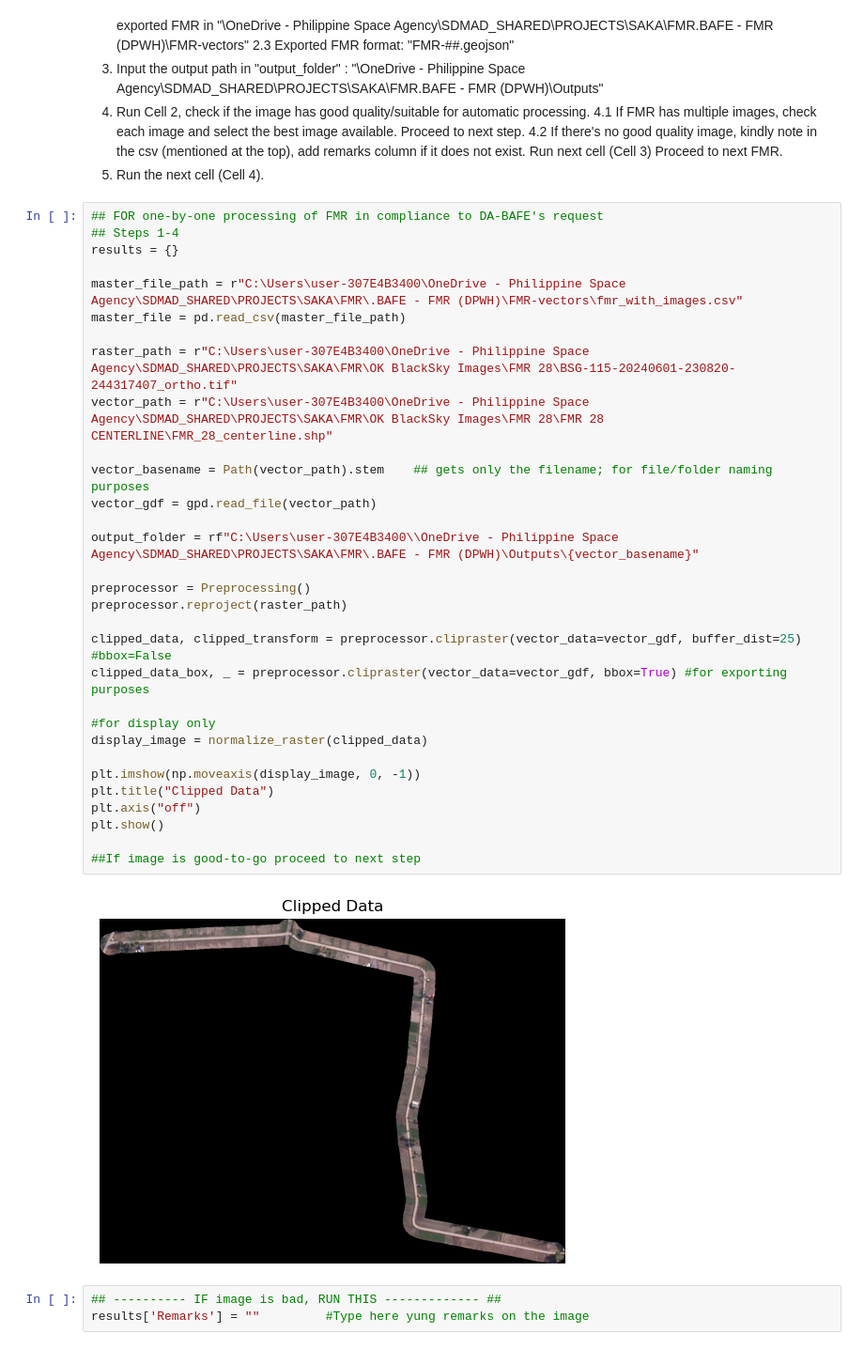
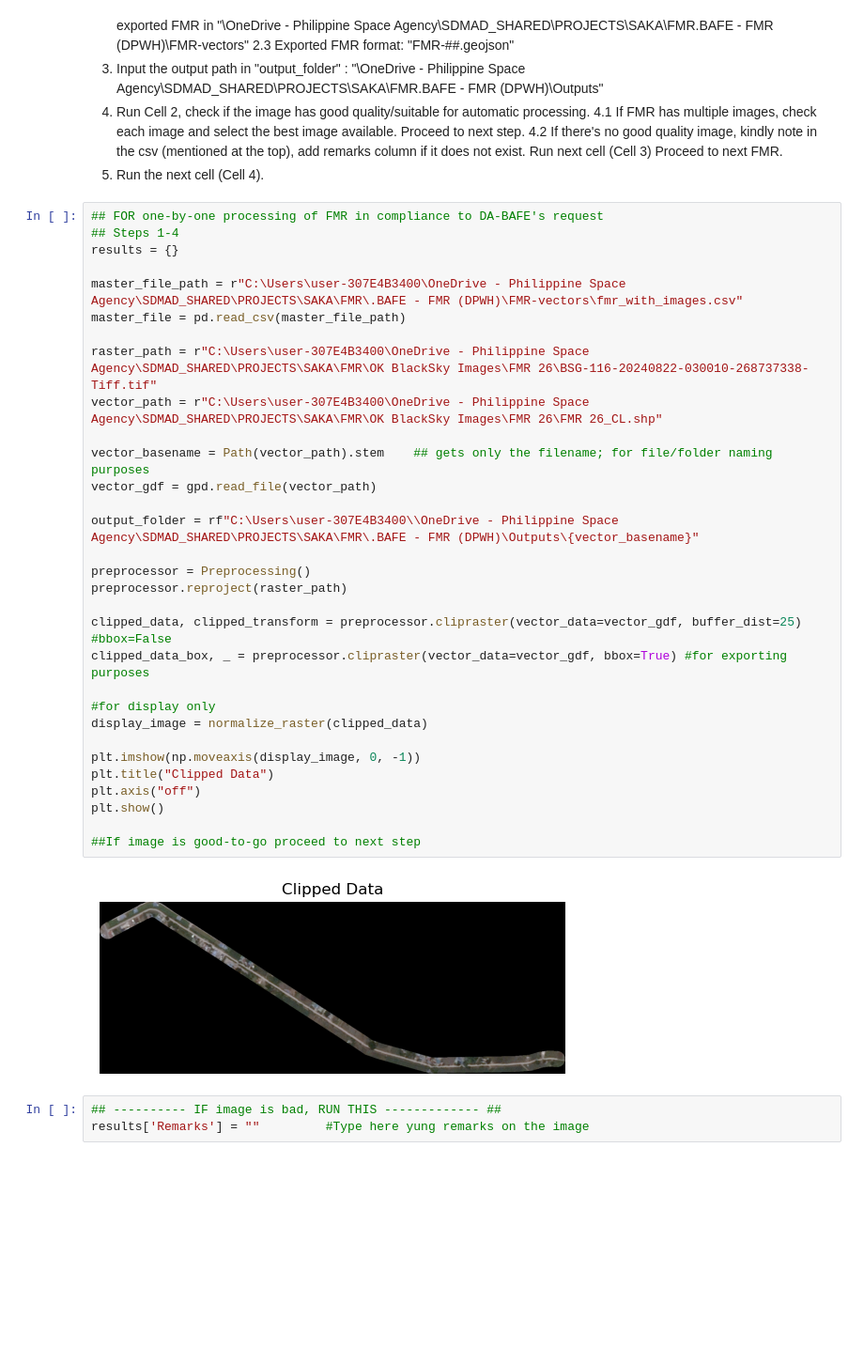
Before and after one commit to codenn-git/BAFE-FMR, a Jupyter notebook: codes/FMR-PROCESSING_notebookVer.ipynb, the cells around one changed output. Shown: that part at 94% size. Drawn from its saved outputs; the diff is of its cells as text; blank space fills up the shorter version.

```diff
--- a/codes/FMR-PROCESSING_notebookVer.ipynb
+++ b/codes/FMR-PROCESSING_notebookVer.ipynb
@@ -68,36 +68,36 @@ Preliminary: Please find the list of FMRs with available images in this file: ".
 # %%
 ## FOR one-by-one processing of FMR in compliance to DA-BAFE's request
 ## Steps 1-4
 results = {}
 
 master_file_path = r"C:\Users\user-307E4B3400\OneDrive - Philippine Space Agency\SDMAD_SHARED\PROJECTS\SAKA\FMR\.BAFE - FMR (DPWH)\FMR-vectors\fmr_with_images.csv"
 master_file = pd.read_csv(master_file_path)
 
-raster_path = r"C:\Users\user-307E4B3400\OneDrive - Philippine Space Agency\SDMAD_SHARED\PROJECTS\SAKA\FMR\OK BlackSky Images\FMR 28\BSG-115-20240601-230820-244317407_ortho.tif"
-vector_path = r"C:\Users\user-307E4B3400\OneDrive - Philippine Space Agency\SDMAD_SHARED\PROJECTS\SAKA\FMR\OK BlackSky Images\FMR 28\FMR 28 CENTERLINE\FMR_28_centerline.shp"
+raster_path = r"C:\Users\user-307E4B3400\OneDrive - Philippine Space Agency\SDMAD_SHARED\PROJECTS\SAKA\FMR\OK BlackSky Images\FMR 26\BSG-116-20240822-030010-268737338-Tiff.tif"
+vector_path = r"C:\Users\user-307E4B3400\OneDrive - Philippine Space Agency\SDMAD_SHARED\PROJECTS\SAKA\FMR\OK BlackSky Images\FMR 26\FMR 26_CL.shp"
 
 vector_basename = Path(vector_path).stem    ## gets only the filename; for file/folder naming purposes
 vector_gdf = gpd.read_file(vector_path)
 
 output_folder = rf"C:\Users\user-307E4B3400\\OneDrive - Philippine Space Agency\SDMAD_SHARED\PROJECTS\SAKA\FMR\.BAFE - FMR (DPWH)\Outputs\{vector_basename}"
 
 preprocessor = Preprocessing()
 preprocessor.reproject(raster_path)
 
 clipped_data, clipped_transform = preprocessor.clipraster(vector_data=vector_gdf, buffer_dist=25) #bbox=False
 clipped_data_box, _ = preprocessor.clipraster(vector_data=vector_gdf, bbox=True) #for exporting purposes
 
 #for display only
 display_image = normalize_raster(clipped_data)
 
 plt.imshow(np.moveaxis(display_image, 0, -1))
 plt.title("Clipped Data")
 plt.axis("off")
 plt.show()
 
 ##If image is good-to-go proceed to next step
 # %% [output]
-[figure, old version]
+[figure, new version]
 # %%
 ## ---------- IF image is bad, RUN THIS ------------- ##
 results['Remarks'] = ""         #Type here yung remarks on the image
```
Also changed, not shown: parts of 2 cells of this notebook.
